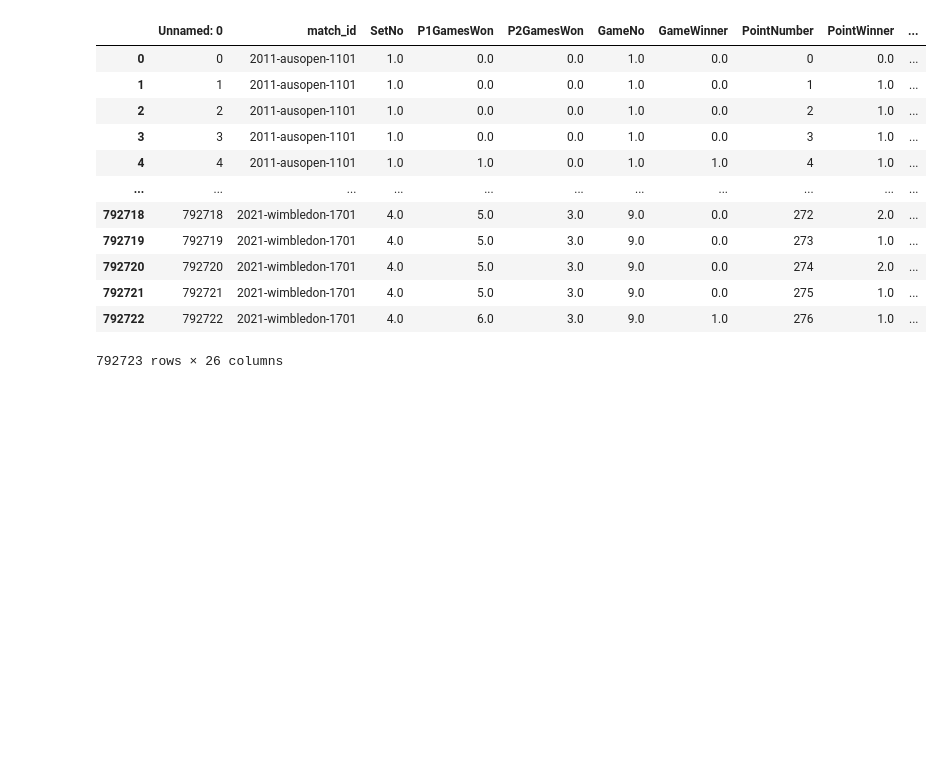
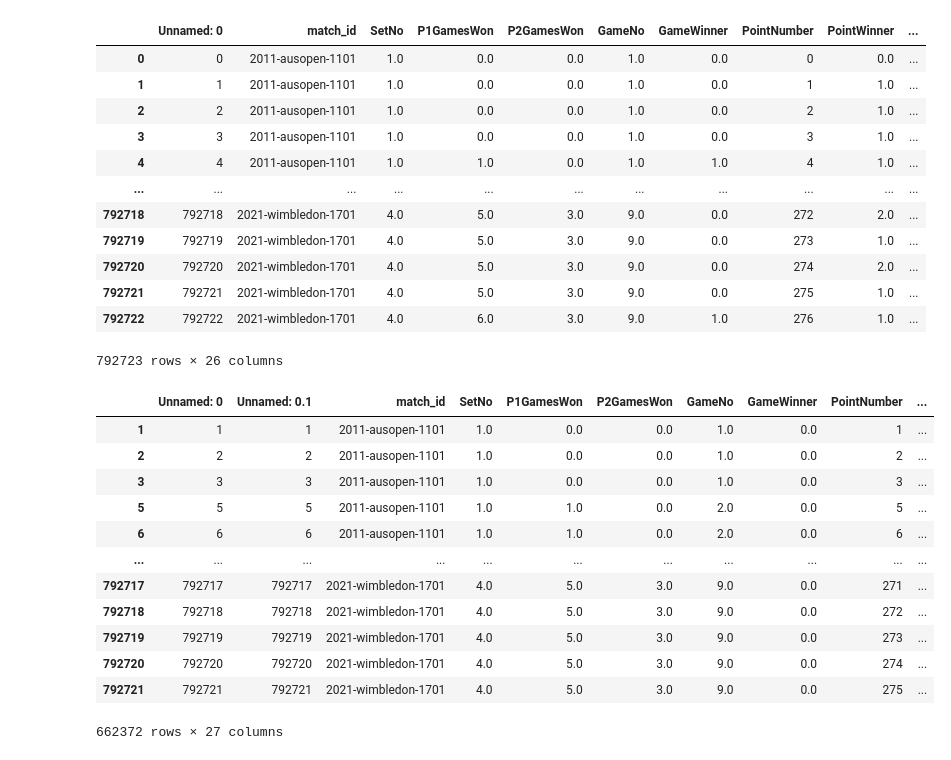
Before and after one commit to hoanganhminh01/CSE-481DS-Tennis-Analysis, a Jupyter notebook: src/post_error.ipynb, the cells around one changed output. Cells and saved outputs as stored; diff of their text form; code cells hidden in the pictures; blank space fills up the shorter version.

```diff
--- a/src/post_error.ipynb
+++ b/src/post_error.ipynb
@@ -69,0 +68,18 @@ points.to_csv("../data/points-pressure-posterror.csv")
+# %%
+points2 = pd.read_csv(f"../data/points-pressure-posterror.csv", encoding='unicode_escape', low_memory=False)
+points2 = points2[(points2["P1Score"] != '0') | (points2['P2Score'] != '0')]
+points2
+# %% [output]
+|  | Unnamed: 0 | Unnamed: 0.1 | match_id | SetNo | P1GamesWon | P2GamesWon | GameNo | GameWinner | PointNumber | ... |
+| 1 | 1 | 1 | 2011-ausopen-1101 | 1.0 | 0.0 | 0.0 | 1.0 | 0.0 | 1 | ... |
+| 2 | 2 | 2 | 2011-ausopen-1101 | 1.0 | 0.0 | 0.0 | 1.0 | 0.0 | 2 | ... |
+| 3 | 3 | 3 | 2011-ausopen-1101 | 1.0 | 0.0 | 0.0 | 1.0 | 0.0 | 3 | ... |
+| 5 | 5 | 5 | 2011-ausopen-1101 | 1.0 | 1.0 | 0.0 | 2.0 | 0.0 | 5 | ... |
+| 6 | 6 | 6 | 2011-ausopen-1101 | 1.0 | 1.0 | 0.0 | 2.0 | 0.0 | 6 | ... |
+| ... | ... | ... | ... | ... | ... | ... | ... | ... | ... | ... |
+| 792717 | 792717 | 792717 | 2021-wimbledon-1701 | 4.0 | 5.0 | 3.0 | 9.0 | 0.0 | 271 | ... |
+| 792718 | 792718 | 792718 | 2021-wimbledon-1701 | 4.0 | 5.0 | 3.0 | 9.0 | 0.0 | 272 | ... |
+| 792719 | 792719 | 792719 | 2021-wimbledon-1701 | 4.0 | 5.0 | 3.0 | 9.0 | 0.0 | 273 | ... |
+| 792720 | 792720 | 792720 | 2021-wimbledon-1701 | 4.0 | 5.0 | 3.0 | 9.0 | 0.0 | 274 | ... |
+| 792721 | 792721 | 792721 | 2021-wimbledon-1701 | 4.0 | 5.0 | 3.0 | 9.0 | 0.0 | 275 | ... |
+662372 rows × 27 columns
```
Also changed, not shown: parts of 13 cells of this notebook, 5 other files.
